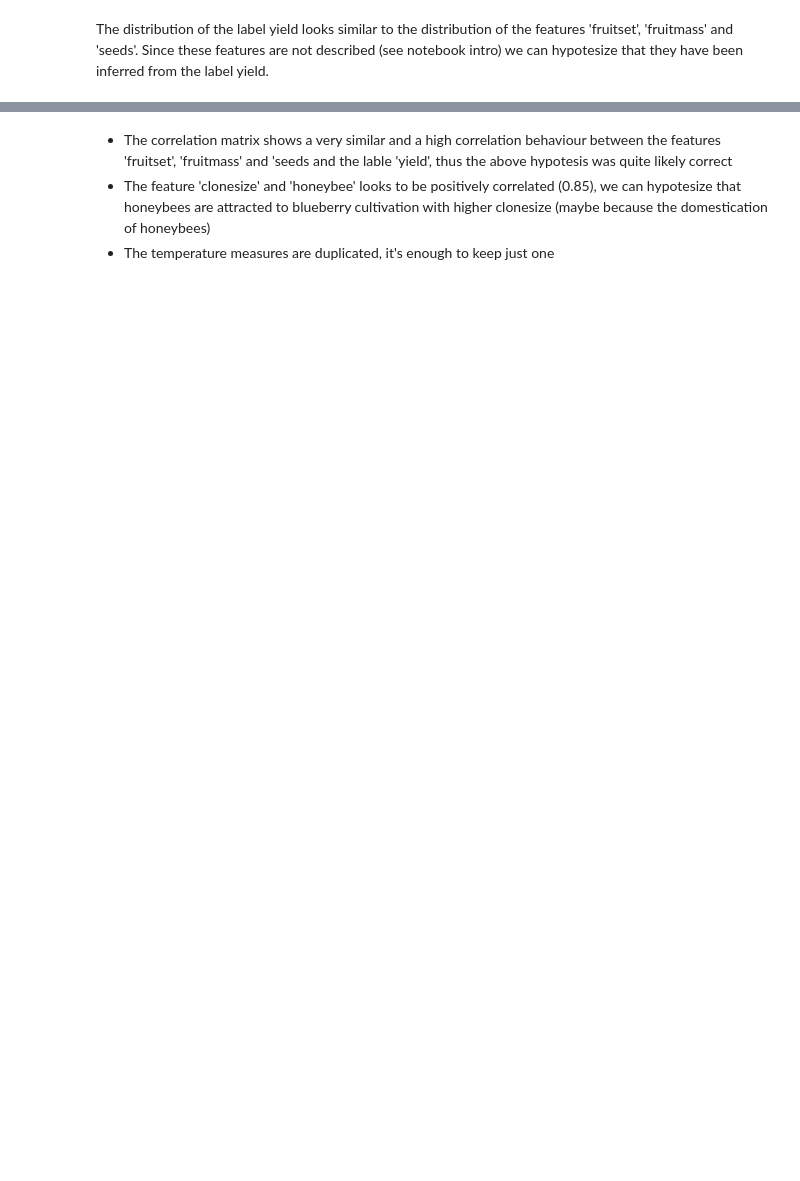
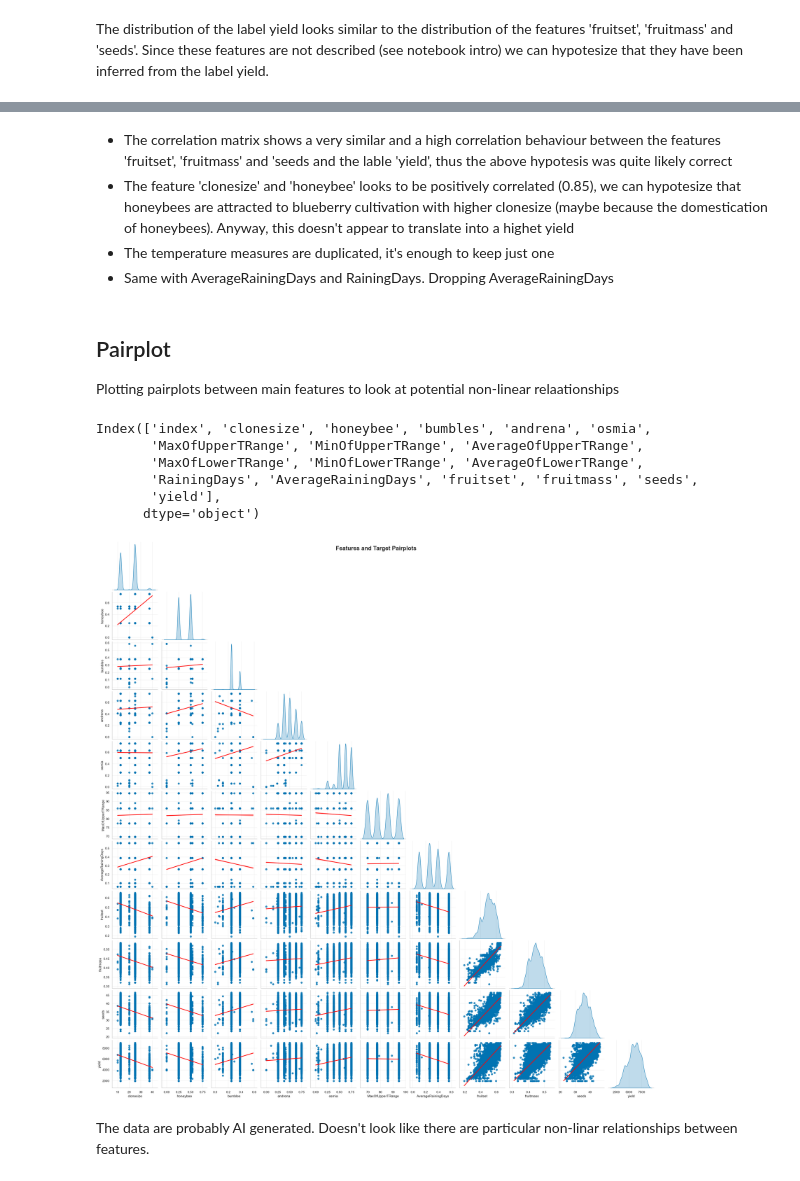
Before and after one commit to ruetha/kaggle_challenges, a Jupyter notebook: notebooks/wild_blueberry_yield_prediction.ipynb, the cells around one changed output, grey strips where cells are left out. Drawn from its saved outputs; the diff is of its cells as text; code cells hidden in the pictures; blank space fills up the shorter version.

```diff
--- a/notebooks/wild_blueberry_yield_prediction.ipynb
+++ b/notebooks/wild_blueberry_yield_prediction.ipynb
@@ -231,4 +231,5 @@ plt.show()
 # %% [markdown]
 - The correlation matrix shows a very similar and a high correlation behaviour between the features 'fruitset', 'fruitmass' and 'seeds and the lable 'yield', thus the above hypotesis was quite likely correct
-- The feature 'clonesize' and 'honeybee' looks to be positively correlated (0.85), we can hypotesize that honeybees are attracted to blueberry cultivation with higher clonesize (maybe because the domestication of honeybees)
+- The feature 'clonesize' and 'honeybee' looks to be positively correlated (0.85), we can hypotesize that honeybees are attracted to blueberry cultivation with higher clonesize (maybe because the domestication of honeybees). Anyway, this doesn't appear to translate into a highet yield
 - The temperature measures are duplicated, it's enough to keep just one
+- Same with AverageRainingDays and RainingDays. Dropping AverageRainingDays
@@ -236,0 +236,29 @@ plt.show()
+# %% [markdown]
+ ## Pairplot
+
+ Plotting pairplots between main features to look at potential non-linear relaationships
+# %%
+df.columns
+# %% [output]
+Index(['index', 'clonesize', 'honeybee', 'bumbles', 'andrena', 'osmia',
+       'MaxOfUpperTRange', 'MinOfUpperTRange', 'AverageOfUpperTRange',
+       'MaxOfLowerTRange', 'MinOfLowerTRange', 'AverageOfLowerTRange',
+       'RainingDays', 'AverageRainingDays', 'fruitset', 'fruitmass', 'seeds',
+       'yield'],
+      dtype='object')
+# %%
+sns.pairplot(df[['clonesize', 'honeybee', 'bumbles', 'andrena', 'osmia', 'MaxOfUpperTRange', 'AverageRainingDays', 'fruitset', 'fruitmass', 'seeds', 'yield']],
+             kind="reg",
+             diag_kind='kde',
+             plot_kws={'line_kws':{'color':'red'}},
+             corner=True)
+
+plt.suptitle('Features and Target Pairplots',
+             fontsize=20,
+             fontweight='bold')
+
+plt.show()
+# %% [output]
+[figure, added]
+# %% [markdown]
+The data are probably AI generated. Doesn't look like there are particular non-linar relationships between features.
```
Also changed, not shown: parts of 11 cells of this notebook.
